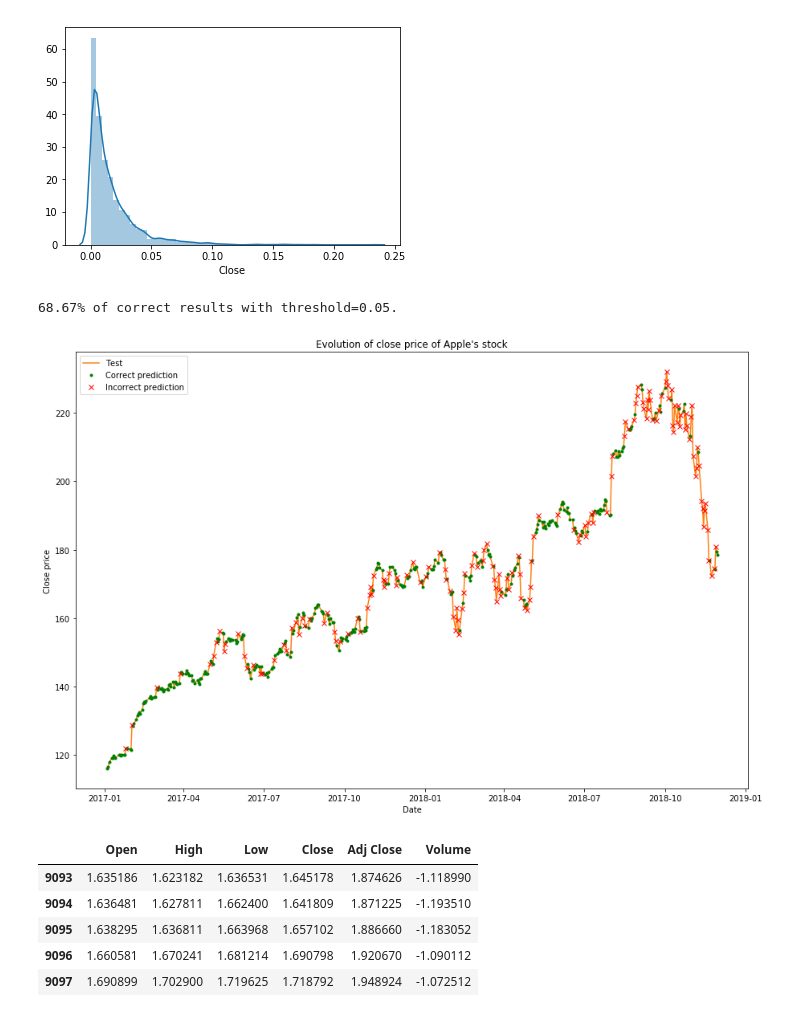
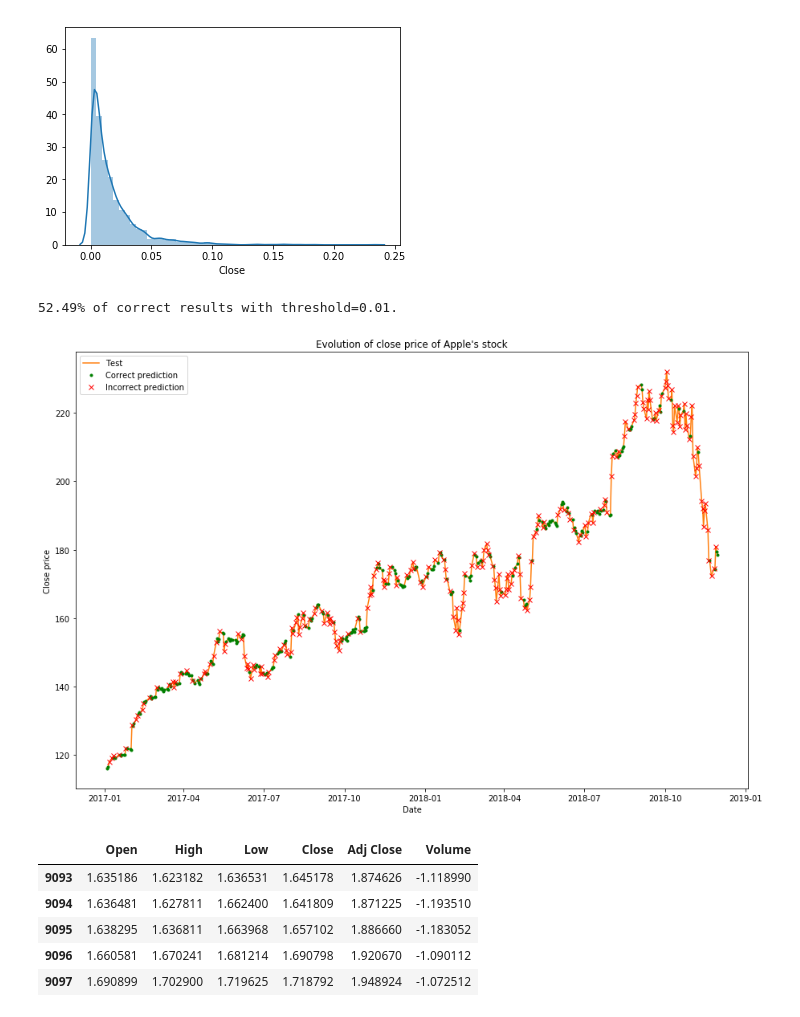
Before and after one commit to NicholasStern/final_project, a Jupyter notebook: eda.ipynb, the cells around one changed output. Cells and saved outputs as stored; diff of their text form; code cells hidden in the pictures.

```diff
--- a/eda.ipynb
+++ b/eda.ipynb
@@ -114,23 +114,23 @@ sns.distplot(np.abs(linear_model.predict(x_train) - y_train))
 <matplotlib.axes._subplots.AxesSubplot at 0x...>
 [figure]
 # %%
-threshold = .05
-is_correct = np.array(np.abs(y_predict - y_test) < threshold)
+threshold = .01
+is_correct = np.array(np.abs(y_predict - y_test)/y_test < threshold)
 is_incorrect = np.invert(is_correct)
 
 print("{:.2f}% of correct results with threshold={}.".format(is_correct.sum()/is_correct.shape[0]*100, threshold))
 
 index_correct = test_data[np.append(is_correct, False)].index
 index_incorrect = test_data[np.append(is_incorrect, False)].index
 
 plot_data(plot_train=False)
 plt.plot(test_data.loc[index_correct + 1].Date, test_data.Close.loc[index_correct + 1], 'g.', label='Correct prediction')
 plt.plot(test_data.loc[index_incorrect + 1].Date, test_data.Close.loc[index_incorrect + 1], 'rx', label='Incorrect prediction')
 plt.legend()
 plt.show()
 # %% [output]
-68.67% of correct results with threshold=0.05.
+52.49% of correct results with threshold=0.01.
-[figure, old version]
+[figure, new version]
 # %%
 x_test.head()
 # %% [output]
```
Also changed, not shown: parts of 4 cells of this notebook, 1 other file.
